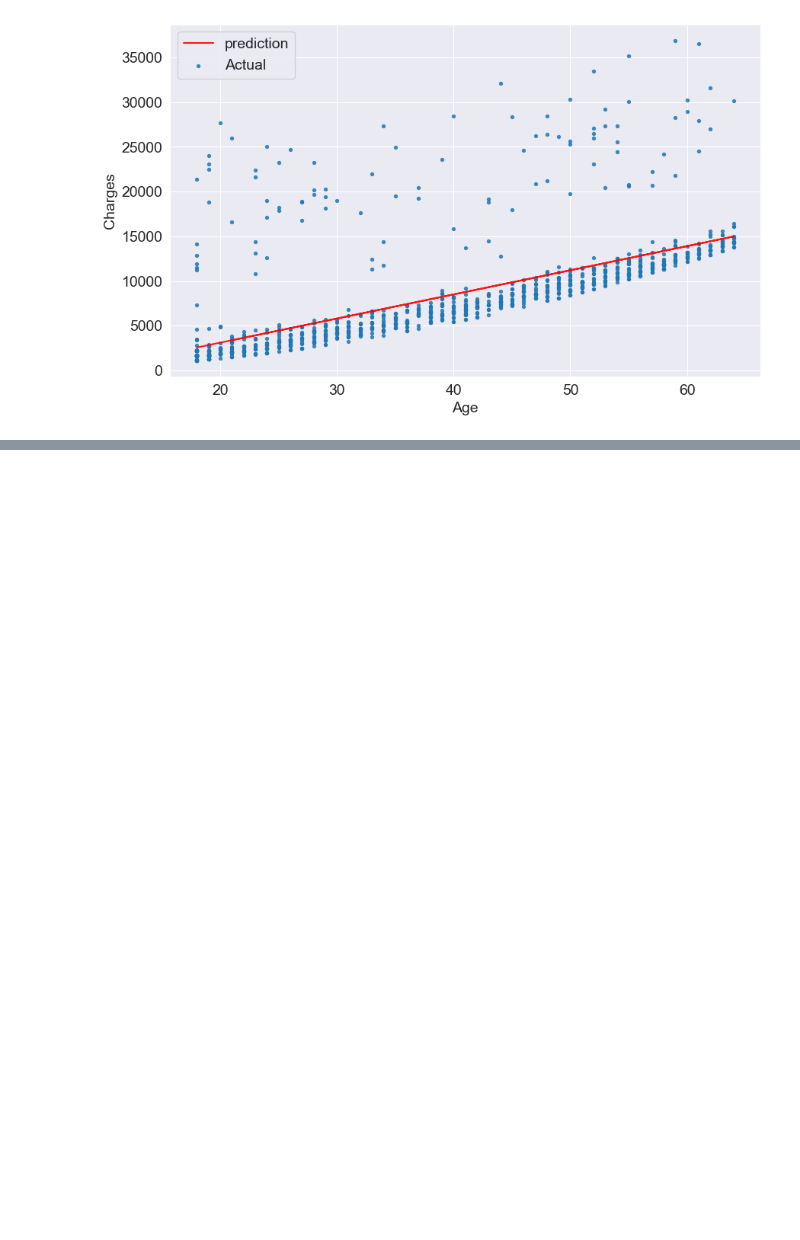
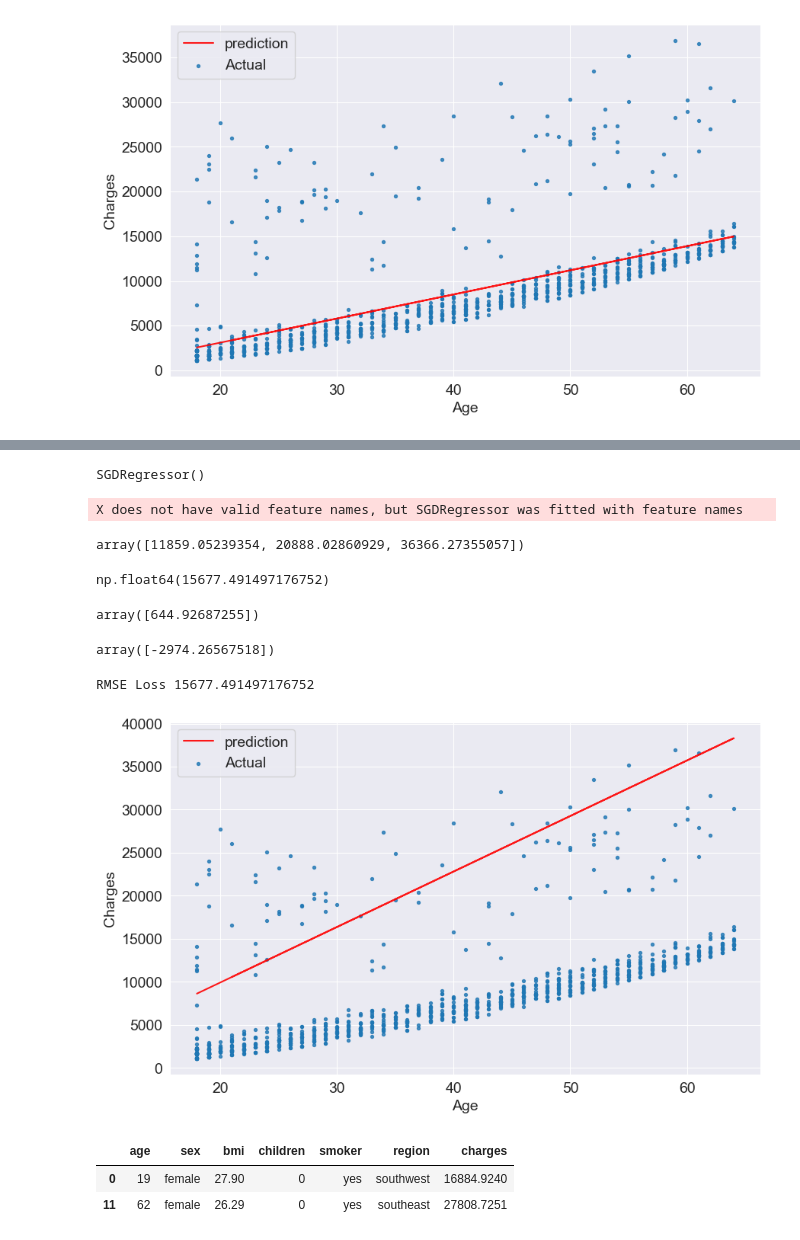
Before and after one commit to medrees-1000/sklearn, a Jupyter notebook: lecture1.ipynb, the cells around one changed output, grey strips where cells are left out. Cells and saved outputs as stored; diff of their text form; code cells hidden in the pictures; blank space fills up the shorter version.

```diff
--- a/lecture1.ipynb
+++ b/lecture1.ipynb
@@ -344,0 +415,13 @@ RMSE Loss 4663.743689821927
+# %%
+mod = SGDRegressor()
+# %%
+mod.fit(X, y)
+# %% [output]
+SGDRegressor()
+# %%
+mod.predict(np.array([[23],
+                        [37],
+                        [61]]))
+# %% [output]
+X does not have valid feature names, but SGDRegressor was fitted with feature names
+array([11859.05239354, 20888.02860929, 36366.27355057])
@@ -344,0 +430,24 @@ RMSE Loss 4663.743689821927
+# %%
+rmse(y, pred)
+# %% [output]
+np.float64(15677.491497176752)
+# %%
+mod.coef_
+# %% [output]
+array([644.92687255])
+# %%
+mod.intercept_
+# %% [output]
+array([-2974.26567518])
+# %%
+try_parameters(mod.coef_, mod.intercept_)
+# %% [output]
+RMSE Loss 15677.491497176752
+[figure, added]
+# %%
+smoker_df =  medical_df[medical_df.smoker == 'yes']
+smoker_df.head(2)
+# %% [output]
+|  | age | sex | bmi | children | smoker | region | charges |
+| 0 | 19 | female | 27.90 | 0 | yes | southwest | 16884.9240 |
+| 11 | 62 | female | 26.29 | 0 | yes | southeast | 27808.7251 |
```
Also changed, not shown: parts of 70 cells of this notebook.
